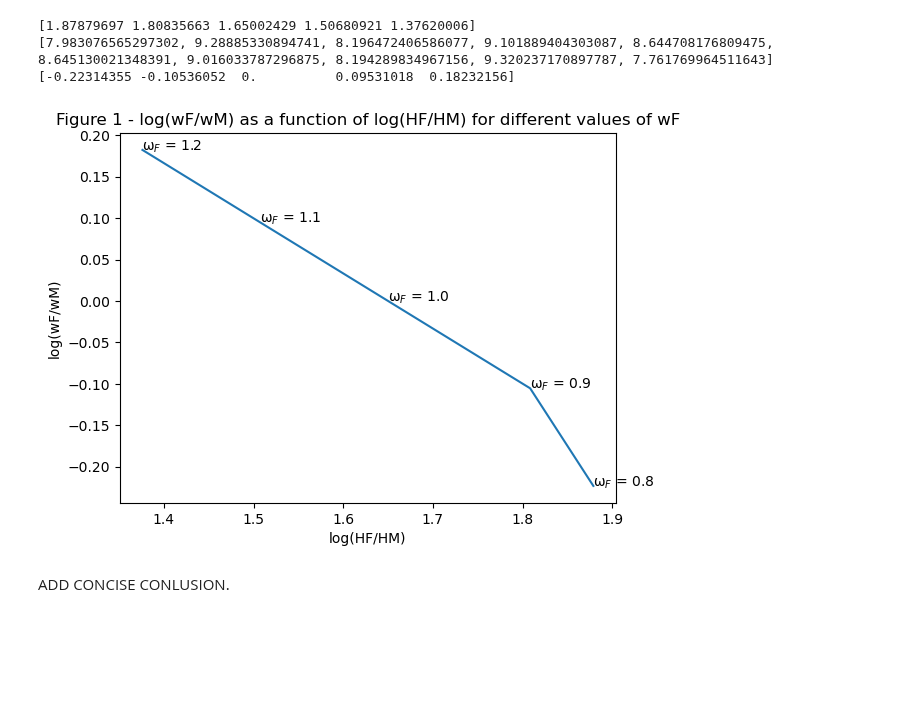
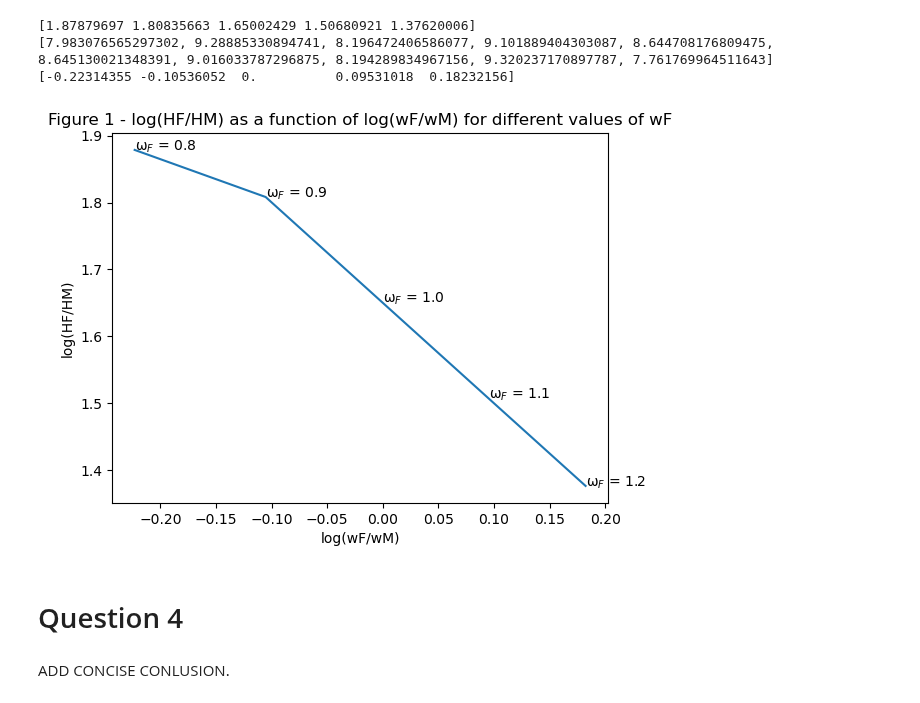
Before and after one commit to NumEconCopenhagen/projects-2023-bulen, a Jupyter notebook: inauguralproject/inauguralproject.ipynb, the cells around one changed output. Drawn from its saved outputs; the diff is of its cells as text; code cells hidden in the pictures; blank space fills up the shorter version.

```diff
--- a/inauguralproject/inauguralproject.ipynb
+++ b/inauguralproject/inauguralproject.ipynb
@@ -112,12 +112,12 @@ print(result4a)
 # %%
 # b. Illustrating the results
 
-plt.plot(result3a, result4a)
-plt.title('Figure 0 - log(wF/wM) as a function of log(HF/HM) for different values of wF')
-plt.xlabel('log(HF/HM)')
-plt.ylabel('log(wF/wM)')
+plt.plot(result4a, result3a)
+plt.title('Figure 0 - log(HF/HM) as a function of log(wF/wM) for different values of wF')
+plt.ylabel('log(HF/HM)')
+plt.xlabel('log(wF/wM)')
 for i, txt in enumerate(arwF): #annotating the data points with the corresponding values from the wF array
-    plt.annotate("ω$_{F}$ = "+ str(txt),(result3a[i],result4a[i]))
+    plt.annotate("ω$_{F}$ = "+ str(txt),(result4a[i],result3a[i]))
 
 plt.show()
 # %% [output]
@@ -159,15 +159,17 @@ print(result6a)
 # %%
 # b. illustrating results
 
-plt.plot(result5a, result6a)
-plt.title('Figure 1 - log(wF/wM) as a function of log(HF/HM) for different values of wF')
-plt.xlabel('log(HF/HM)')
-plt.ylabel('log(wF/wM)')
+plt.plot(result6a, result5a)
+plt.title('Figure 1 - log(HF/HM) as a function of log(wF/wM) for different values of wF')
+plt.ylabel('log(HF/HM)')
+plt.xlabel('log(wF/wM)')
 for i, txt in enumerate(arwF): #annotating the data points with the corresponding values from the wF array
-    plt.annotate("ω$_{F}$ = "+ str(txt),(result5a[i],result6a[i]))
+    plt.annotate("ω$_{F}$ = "+ str(txt),(result6a[i],result5a[i]))
 
 plt.show()
 # %% [output]
-[figure, old version]
+[figure, new version]
+# %% [markdown]
+# Question 4
 # %% [markdown]
 ADD CONCISE CONLUSION.
```
Also changed, not shown: parts of 1 cell of this notebook.
